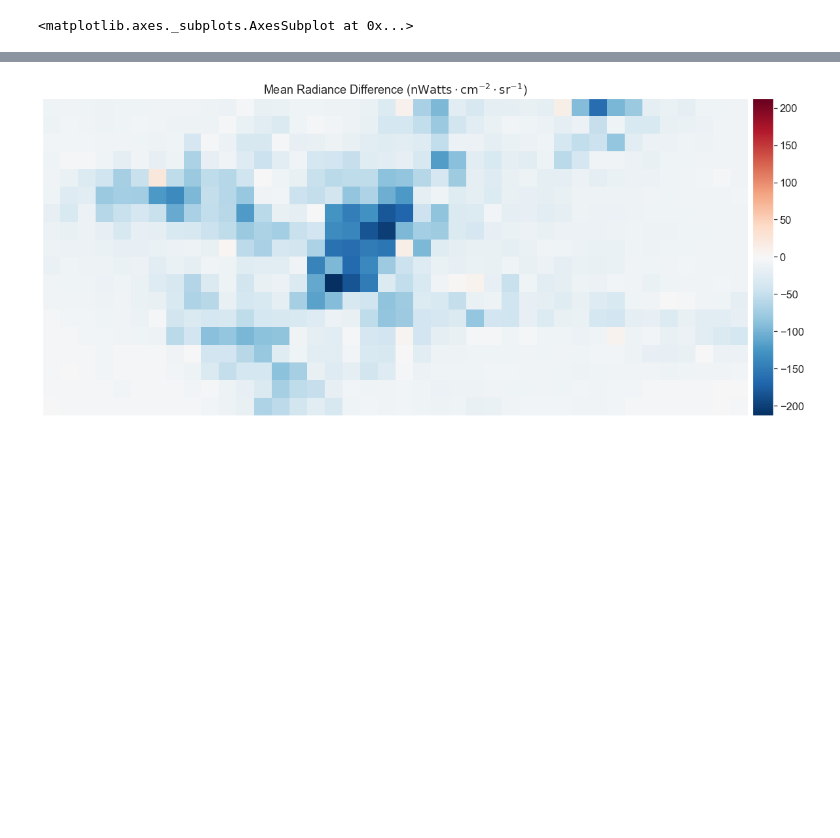
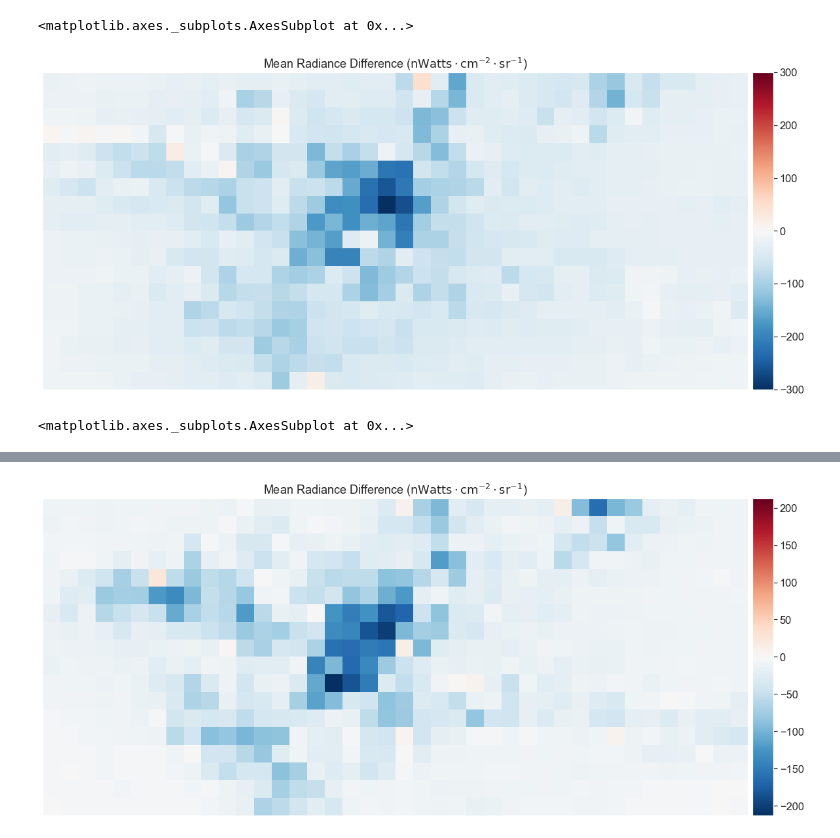
Before and after one commit to calekochenour/remote-sensing-fusion, a Jupyter notebook: 01-code-scripts/penn-state-black-marble-radiance-monthly-means.ipynb, the cells around one changed output, grey strips where cells are left out. Cells and saved outputs as stored; diff of their text form; code cells hidden in the pictures; blank space fills up the shorter version.

```diff
--- a/01-code-scripts/penn-state-black-marble-radiance-monthly-means.ipynb
+++ b/01-code-scripts/penn-state-black-marble-radiance-monthly-means.ipynb
@@ -845,14 +1057,15 @@ date_ranges_fall_2019 = [
     rd.create_date_list('2019-08-31', '2019-12-22', date_frequency='W-WED'),
     rd.create_date_list('2019-08-31', '2019-12-22', date_frequency='W-THU'),
     rd.create_date_list('2019-08-31', '2019-12-22', date_frequency='W-FRI'),
-    rd.create_date_list('2019-08-31', '2019-12-22', date_frequency='W-SAT')
+    rd.create_date_list('2019-08-31', '2019-12-22', date_frequency='W-SAT'),
+    rd.create_date_list('2019-08-31', '2019-12-22', date_frequency='B')
 ]
 # %%
 # Want key to be along the lines of YYYYMMDD-YYYYMMDD-SUN
 start_day = '2019-08-31'
 end_day = '2019-12-22'
 
-day_list = ["SUN", "MON", "TUE", "WED", "THU", "FRI", "SAT"]
+day_list = ["SUN", "MON", "TUE", "WED", "THU", "FRI", "SAT", "BUS"]
 day_index = 0
 
 # Initialize dictionary to store monthly mean radiance arrays
@@ -876,7 +1089,7 @@ for date_range in date_ranges_fall_2019:
         radiance_fall_2019[date_key] = radiance_mean
 
     day_index += 1
-    if day_index == 7:
+    if day_index == 8:
         day_index = 0
 # %%
 # Show date ranges (key) in dictionary
@@ -904,14 +1118,15 @@ date_ranges_spring_2020 = [
     rd.create_date_list('2020-01-11', '2020-05-10', date_frequency='W-WED'),
     rd.create_date_list('2020-01-11', '2020-05-10', date_frequency='W-THU'),
     rd.create_date_list('2020-01-11', '2020-05-10', date_frequency='W-FRI'),
-    rd.create_date_list('2020-01-11', '2020-05-10', date_frequency='W-SAT')
+    rd.create_date_list('2020-01-11', '2020-05-10', date_frequency='W-SAT'),
+    rd.create_date_list('2020-01-11', '2020-05-10', date_frequency='B')
 ]
 # %%
 # Want key to be along the lines of YYYYMMDD-YYYYMMDD-SUN
 start_day = '2020-01-11'
 end_day = '2020-05-10'
 
-day_list = ["SUN", "MON", "TUE", "WED", "THU", "FRI", "SAT"]
+day_list = ["SUN", "MON", "TUE", "WED", "THU", "FRI", "SAT", "BUS"]
 day_index = 0
 
 # Initialize dictionary to store monthly mean radiance arrays
@@ -935,7 +1150,7 @@ for date_range in date_ranges_spring_2020:
         radiance_spring_2020[date_key] = radiance_mean
 
     day_index += 1
-    if day_index == 7:
+    if day_index == 8:
         day_index = 0
 # %%
 # Show date ranges (key) in dictionary
@@ -1005,3 +1203,25 @@ ep.plot_bands(
 # %% [output]
 [figure]
 <matplotlib.axes._subplots.AxesSubplot at 0x...>
+# %%
+# Get Spring 2019 Mondays and Spring 2020 Mondays mean
+spring_2019_monday_mean = radiance_weekly_fall_2018_spring_2020.get(
+    '20190105-20190505-MON')
+spring_2020_monday_mean = radiance_weekly_fall_2018_spring_2020.get(
+    '20200111-20200510-MON')
+
+diff = spring_2020_monday_mean - spring_2019_monday_mean
+
+# Plot radiance values
+ep.plot_bands(
+    diff,
+    title="Mean Radiance Difference ($\mathrm{nWatts \cdot cm^{−2} \cdot sr^{−1}}$)",
+    cmap='RdBu_r',
+    figsize=(20, 10),
+    scale=False,
+    vmin=diff.min(),
+    vmax=-diff.min()
+)
+# %% [output]
+[figure, added]
+<matplotlib.axes._subplots.AxesSubplot at 0x...>
```
Also changed, not shown: parts of 26 cells of this notebook.
